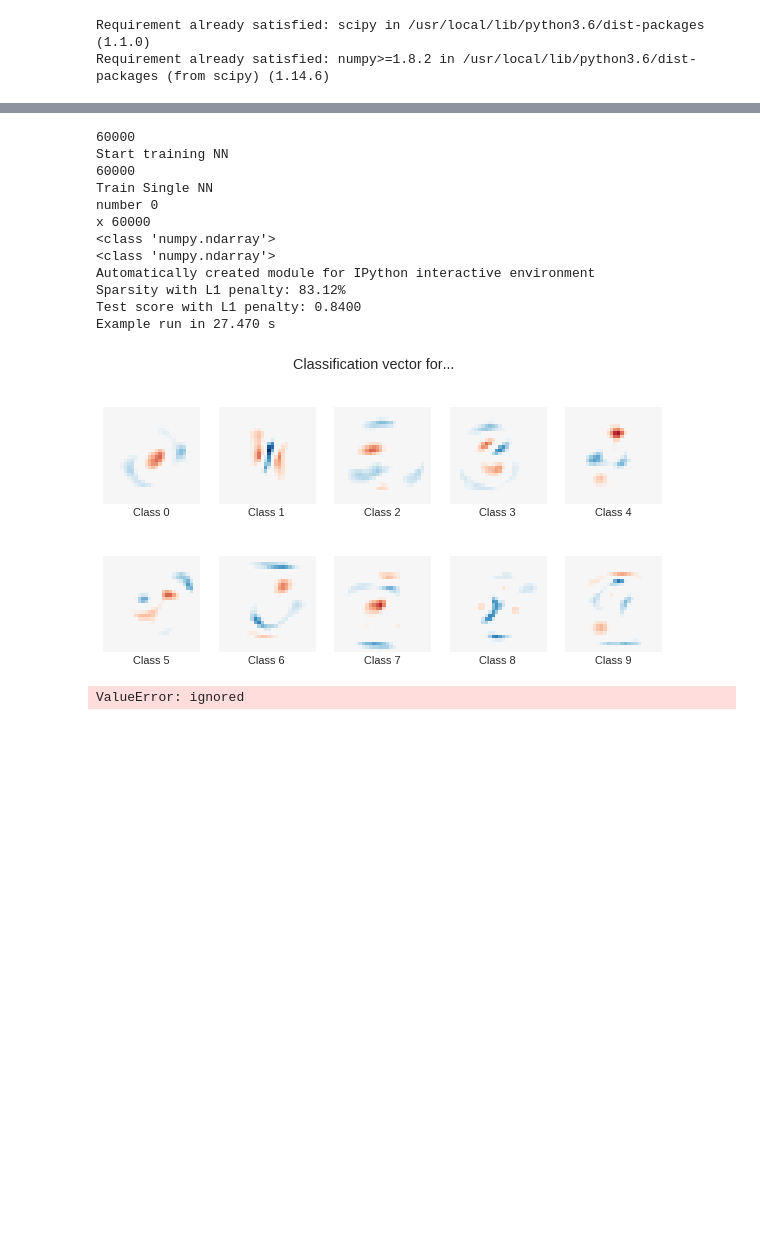
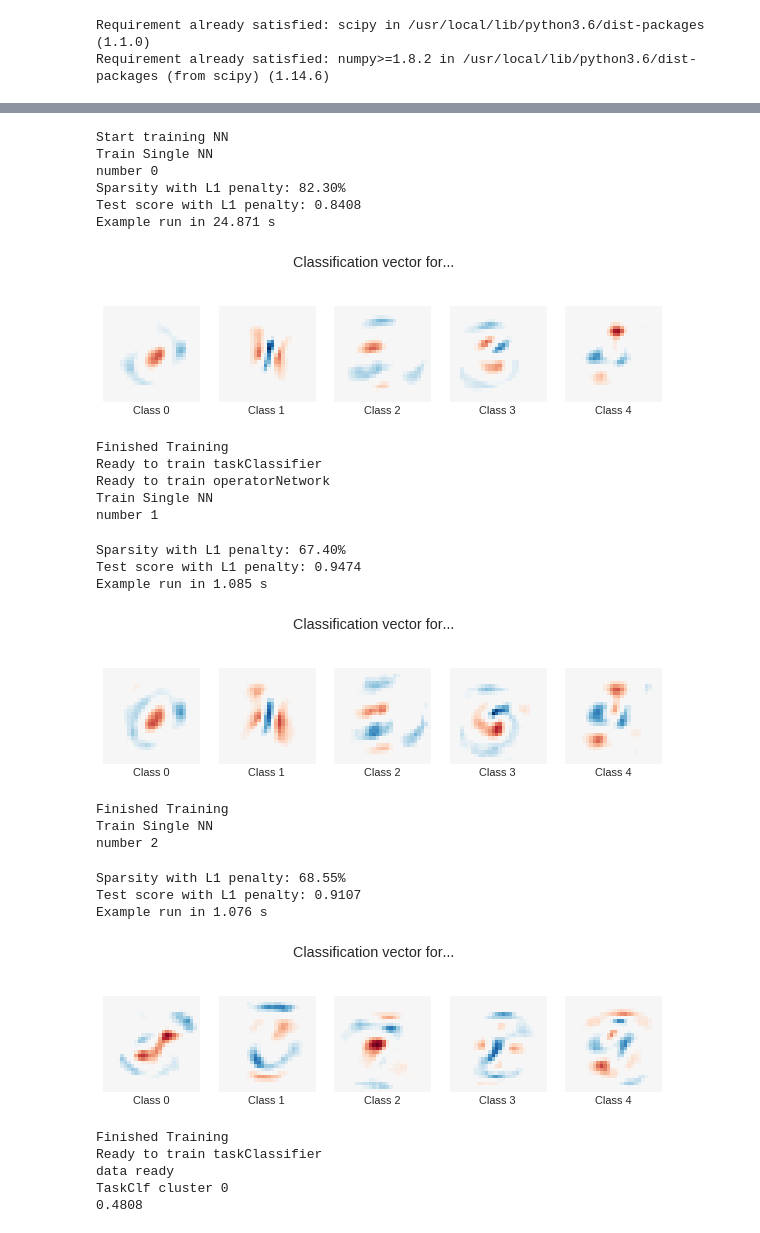
Before and after one commit to gaoliyao/ReflectionExperiments, a Jupyter notebook: Reflection_Logistic_Regression_Experiment.ipynb, the cells around one changed output, grey strips where cells are left out. Saved outputs shown, nothing was run; the diff lists cells and outputs as text; code cells hidden in the pictures; blank space fills up the shorter version.

```diff
--- a/Reflection_Logistic_Regression_Experiment.ipynb
+++ b/Reflection_Logistic_Regression_Experiment.ipynb
@@ -457,26 +408,42 @@ X_train, X_test, y_train, y_test = train_test_split(
-# %%
-c = Reflection()
-print(len(X_train))
-c.train(X_train, y_train)
-#c.train(EMNIST_trainloader, EMNIST_testloader)
-
-
-# for i in c.taskClassifier.clusters.keys():
-X_test = scaler.transform(X_test)
-score = clf.score(X_test, y_test)
-print("Test score with L1 penalty: %.4f" % score)
-# %% [output]
-60000
-Start training NN
-60000
-Train Single NN
-number 0
-x 60000
-<class 'numpy.ndarray'>
-<class 'numpy.ndarray'>
-Automatically created module for IPython interactive environment
-Sparsity with L1 penalty: 83.12%
-Test score with L1 penalty: 0.8400
-Example run in 27.470 s
-[figure, removed]
-ValueError: ignored
+# %%
+c = Reflection()
+c.train(X_train, y_train)
+
+X_test = c.scaler.transform(X_test)
+prediction = c.predict(X_test)
+corr = 0
+count = 0
+for i in range(0, len(prediction)):
+    count += 1
+    if prediction[i] == y_test[i]:
+        corr += 1
+print(corr/count)
+# %% [output]
+Start training NN
+Train Single NN
+number 0
+Sparsity with L1 penalty: 82.30%
+Test score with L1 penalty: 0.8408
+Example run in 24.871 s
+[figure, added]
+Finished Training
+Ready to train taskClassifier
+Ready to train operatorNetwork
+Train Single NN
+number 1
+Sparsity with L1 penalty: 67.40%
+Test score with L1 penalty: 0.9474
+Example run in 1.085 s
+[figure, added]
+Finished Training
+Train Single NN
+number 2
+Sparsity with L1 penalty: 68.55%
+Test score with L1 penalty: 0.9107
+Example run in 1.076 s
+[figure, added]
+Finished Training
+Ready to train taskClassifier
+data ready
+TaskClf cluster 0
+0.4808
```
Also changed, not shown: parts of 8 cells of this notebook.
